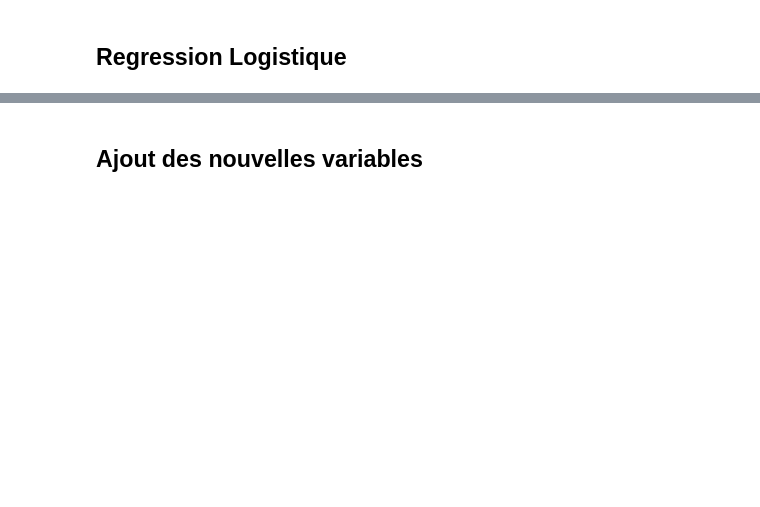
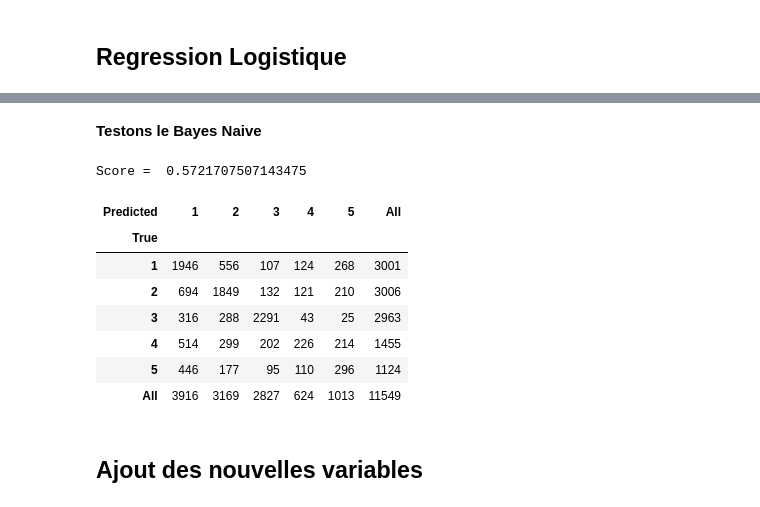
Before and after one commit to Esiee-Leboncoin/moderation, a Jupyter notebook: notebooks/Improved_Reg_log.ipynb, the cells around one changed output, grey strips where cells are left out. Drawn from its saved outputs; the diff is of its cells as text; code cells hidden in the pictures; blank space fills up the shorter version.

```diff
--- a/notebooks/Improved_Reg_log.ipynb
+++ b/notebooks/Improved_Reg_log.ipynb
@@ -69,7 +79,7 @@ preprocessor=my_preprocessor)
 # %%
 #tfidf fit de cleaned_description
 
-vectorizer.fit(df_offers.description)
+vectorizer.fit(df.description)
 # %% [output]
 TfidfVectorizer(analyzer='word', binary=False, decode_error='strict',
         dtype=<class 'numpy.float64'>, encoding='utf-8', input='content',
@@ -82,4 +92,4 @@ TfidfVectorizer(analyzer='word', binary=False, decode_error='strict',
         token_pattern='(?u)\\b\\w\\w+\\b', tokenizer=None, use_idf=True,
         vocabulary=None)
 # %%
-X = vectorizer.transform(df_offers.description)
+X = vectorizer.transform(df.description)
@@ -111,7 +124,7 @@ print(X)
 # %%
 #Séparation du jeu de données en base d'apprentissage et base de test
 from sklearn.model_selection import train_test_split
-X_train, X_test, y_train, y_test = train_test_split(X, df_offers.contract_id, test_size=0.30)
+X_train, X_test, y_train, y_test = train_test_split(X, df.contract_id, test_size=0.30)
 # %%
 from sklearn.linear_model import LogisticRegression
 #Instance d'une régression logistique
@@ -155,2 +168,32 @@ weighted avg       0.74      0.67      0.70     11549
+# %% [markdown]
+**Testons le Bayes Naive**
+# %%
+#Bayes naive
+from sklearn.naive_bayes import MultinomialNB
+
+clf = MultinomialNB(alpha=0.1, fit_prior=True)
+
+clf.fit(X_train, y_train)
+print('Score = ', clf.score(X_test, y_test))
+# %% [output]
+Score =  0.5721707507143475
+# %%
+import pandas as pd
+CC = pd.crosstab(
+    y_test,
+    clf.predict(X_test),
+    rownames=['True'],
+    colnames=['Predicted'],
+    margins=True)
+CC
+# %% [output]
+| Predicted | 1 | 2 | 3 | 4 | 5 | All |
+| True |  |  |  |  |  |  |
+| 1 | 1946 | 556 | 107 | 124 | 268 | 3001 |
+| 2 | 694 | 1849 | 132 | 121 | 210 | 3006 |
+| 3 | 316 | 288 | 2291 | 43 | 25 | 2963 |
+| 4 | 514 | 299 | 202 | 226 | 214 | 1455 |
+| 5 | 446 | 177 | 95 | 110 | 296 | 1124 |
+| All | 3916 | 3169 | 2827 | 624 | 1013 | 11549 |
 # %% [markdown]
 ## Ajout des nouvelles variables
```
Also changed, not shown: parts of 24 cells of this notebook, 2 other files.
